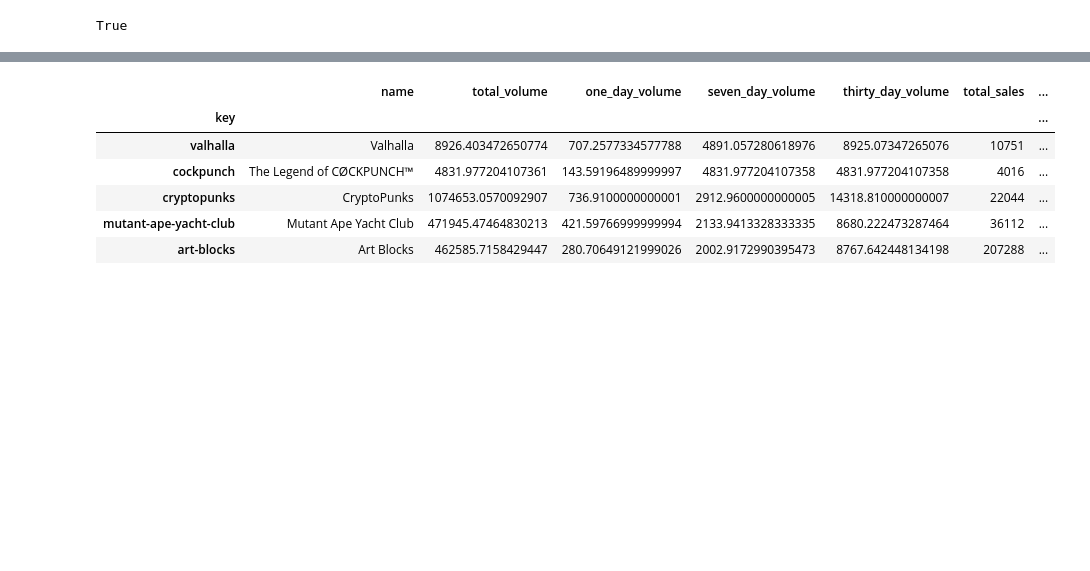
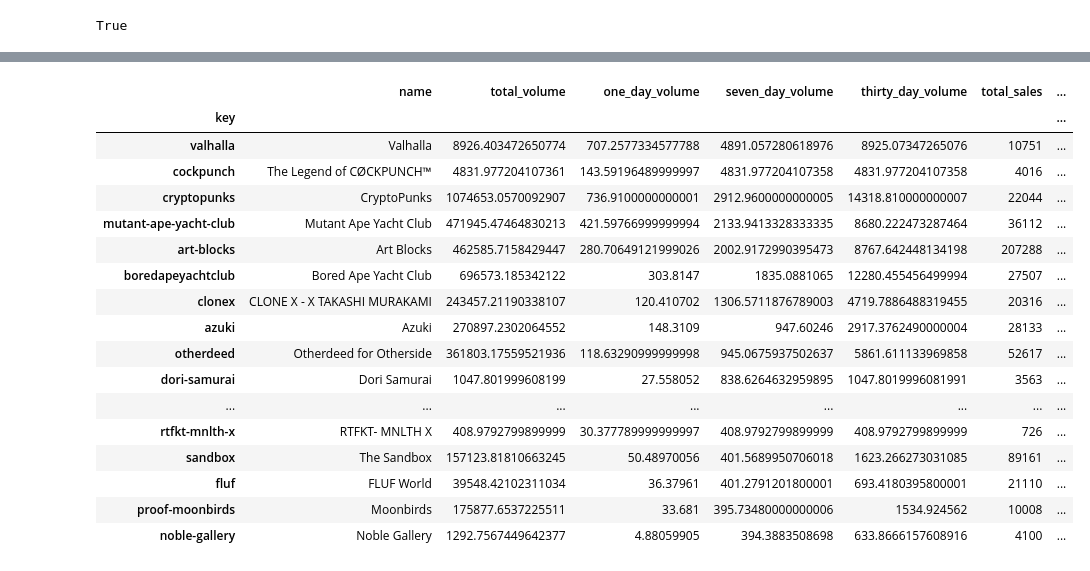
Before and after one commit to Brock-Denton/NFT_Buy, a Jupyter notebook: sharkcode_v1.ipynb, the cells around one changed output, grey strips where cells are left out. Saved outputs shown, nothing was run; the diff lists cells and outputs as text; code cells hidden in the pictures; blank space fills up the shorter version.

```diff
--- a/sharkcode_v1.ipynb
+++ b/sharkcode_v1.ipynb
@@ -61,12 +61,23 @@ nft_df.head()
 # %%
 nft_df_modded = nft_df.drop(['description', 'update_at', 'contracts'], axis=1)
 nft_df_modded = nft_df_modded.set_index('key')
-nft_df_modded.head()
+nft_df_modded
 # %% [output]
 |  | name | total_volume | one_day_volume | seven_day_volume | thirty_day_volume | total_sales | ... |
 | key |  |  |  |  |  |  | ... |
 | valhalla | Valhalla | 8926.403472650774 | 707.2577334577788 | 4891.057280618976 | 8925.07347265076 | 10751 | ... |
 | cockpunch | The Legend of CØCKPUNCH™ | 4831.977204107361 | 143.59196489999997 | 4831.977204107358 | 4831.977204107358 | 4016 | ... |
 | cryptopunks | CryptoPunks | 1074653.0570092907 | 736.9100000000001 | 2912.9600000000005 | 14318.810000000007 | 22044 | ... |
 | mutant-ape-yacht-club | Mutant Ape Yacht Club | 471945.47464830213 | 421.59766999999994 | 2133.9413328333335 | 8680.222473287464 | 36112 | ... |
 | art-blocks | Art Blocks | 462585.7158429447 | 280.70649121999026 | 2002.9172990395473 | 8767.642448134198 | 207288 | ... |
+| boredapeyachtclub | Bored Ape Yacht Club | 696573.185342122 | 303.8147 | 1835.0881065 | 12280.455456499994 | 27507 | ... |
+| clonex | CLONE X - X TAKASHI MURAKAMI | 243457.21190338107 | 120.410702 | 1306.5711876789003 | 4719.7886488319455 | 20316 | ... |
+| azuki | Azuki | 270897.2302064552 | 148.3109 | 947.60246 | 2917.3762490000004 | 28133 | ... |
+| otherdeed | Otherdeed for Otherside | 361803.17559521936 | 118.63290999999998 | 945.0675937502637 | 5861.611133969858 | 52617 | ... |
+| dori-samurai | Dori Samurai | 1047.801999608199 | 27.558052 | 838.6264632959895 | 1047.8019996081991 | 3563 | ... |
+| ... | ... | ... | ... | ... | ... | ... | ... |
+| rtfkt-mnlth-x | RTFKT- MNLTH X | 408.9792799899999 | 30.377789999999997 | 408.9792799899999 | 408.9792799899999 | 726 | ... |
+| sandbox | The Sandbox | 157123.81810663245 | 50.48970056 | 401.5689950706018 | 1623.266273031085 | 89161 | ... |
+| fluf | FLUF World | 39548.42102311034 | 36.37961 | 401.2791201800001 | 693.4180395800001 | 21110 | ... |
+| proof-moonbirds | Moonbirds | 175877.6537225511 | 33.681 | 395.73480000000006 | 1534.924562 | 10008 | ... |
+| noble-gallery | Noble Gallery | 1292.7567449642377 | 4.88059905 | 394.3883508698 | 633.8666157608916 | 4100 | ... |
```
Also changed, not shown: parts of 1 cell of this notebook.
